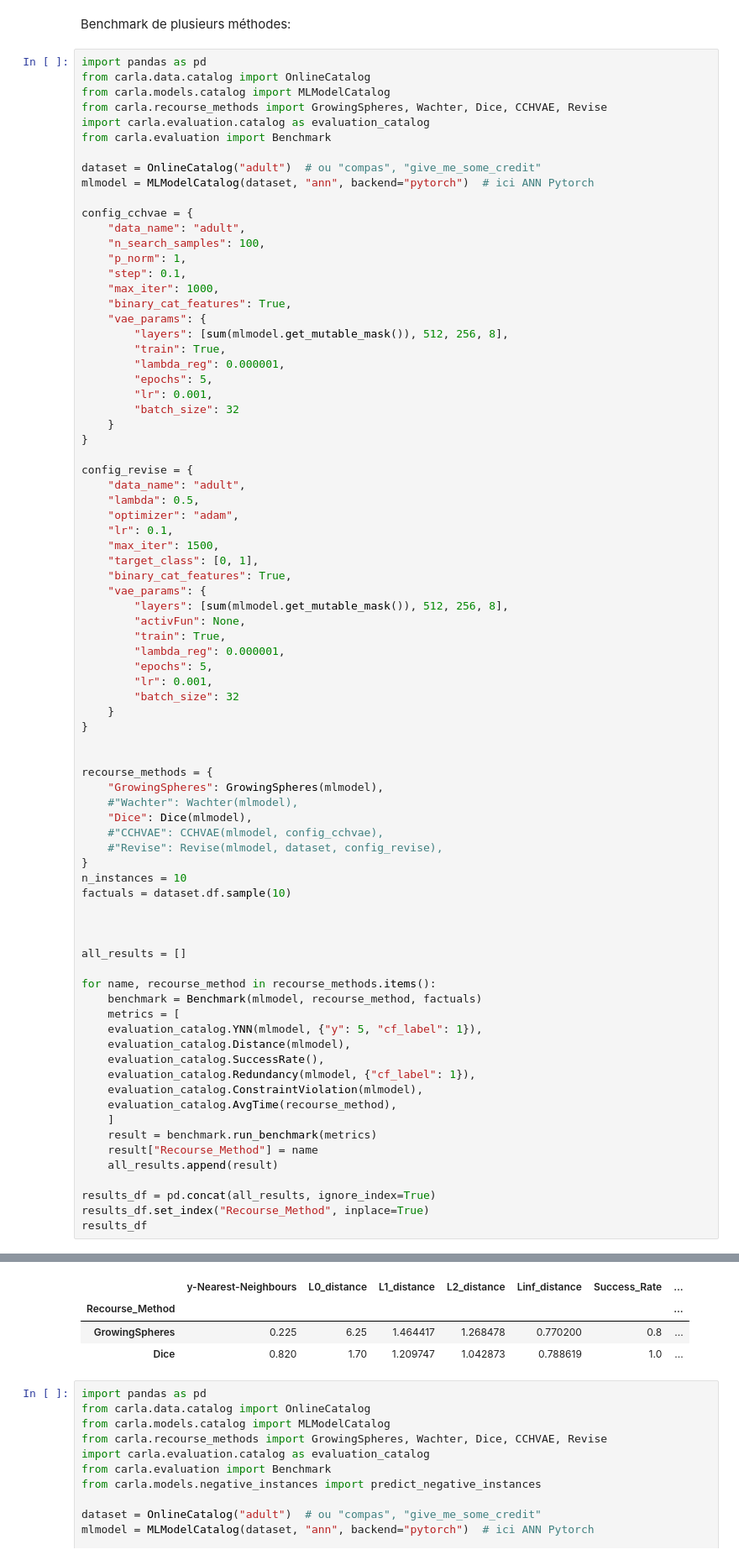
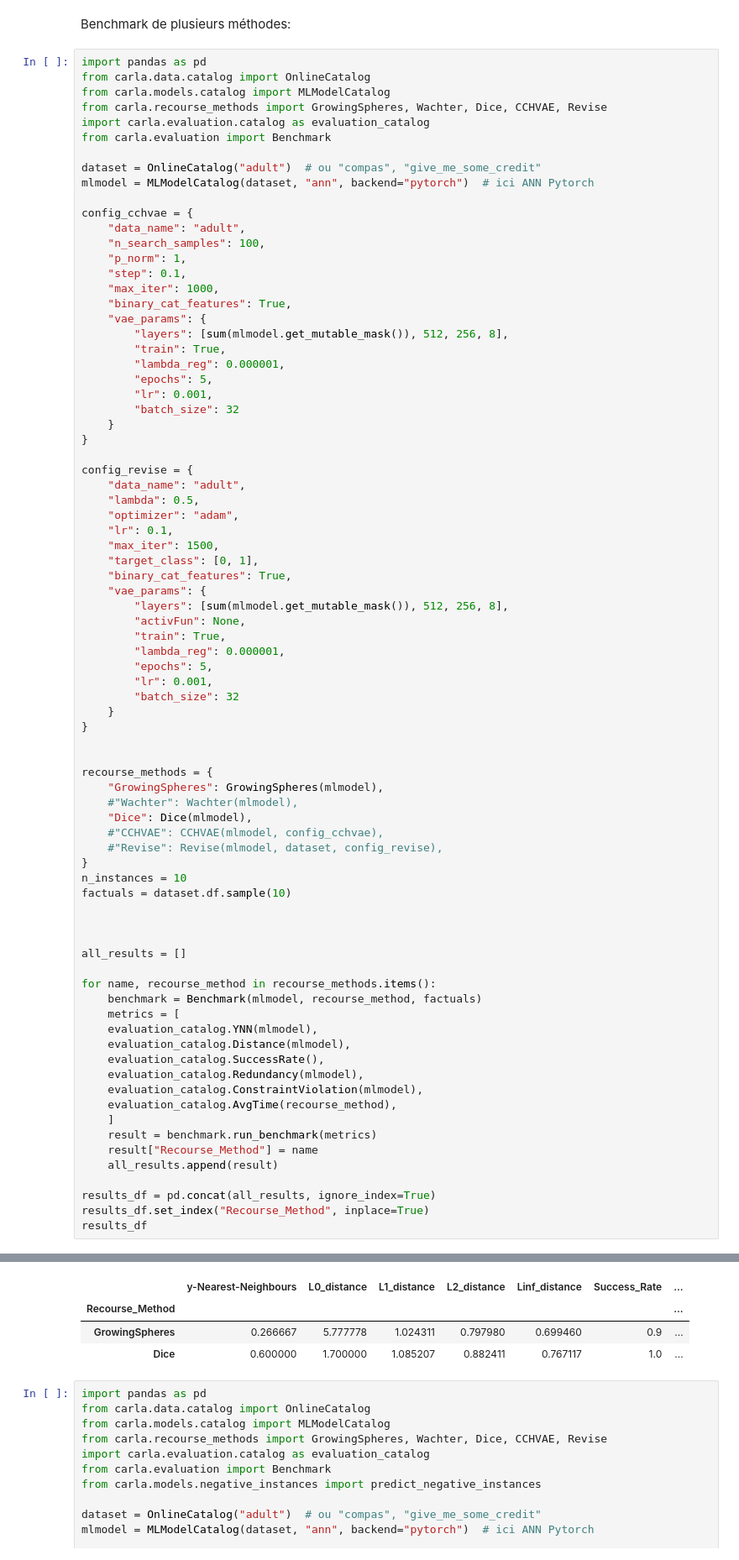
Before and after one commit to Suzie14/CARLA, a Jupyter notebook: simple_use.ipynb, the cells around one changed output, grey strips where cells are left out. Shown at 84% size. Drawn from its saved outputs; the diff is of its cells as text.

Commit message:
[FIX] labels for cfs

```diff
--- a/simple_use.ipynb
+++ b/simple_use.ipynb
@@ -133,10 +133,10 @@ all_results = []
 for name, recourse_method in recourse_methods.items():
     benchmark = Benchmark(mlmodel, recourse_method, factuals)
     metrics = [
-    evaluation_catalog.YNN(mlmodel, {"y": 5, "cf_label": 1}),
+    evaluation_catalog.YNN(mlmodel),
     evaluation_catalog.Distance(mlmodel),
     evaluation_catalog.SuccessRate(),
-    evaluation_catalog.Redundancy(mlmodel, {"cf_label": 1}),
+    evaluation_catalog.Redundancy(mlmodel),
     evaluation_catalog.ConstraintViolation(mlmodel),
     evaluation_catalog.AvgTime(recourse_method),
     ]
@@ -151,7 +154,7 @@ results_df
 |  | y-Nearest-Neighbours | L0_distance | L1_distance | L2_distance | Linf_distance | Success_Rate | ... |
 | Recourse_Method |  |  |  |  |  |  | ... |
-| GrowingSpheres | 0.225 | 6.25 | 1.464417 | 1.268478 | 0.770200 | 0.8 | ... |
-| Dice | 0.820 | 1.70 | 1.209747 | 1.042873 | 0.788619 | 1.0 | ... |
+| GrowingSpheres | 0.266667 | 5.777778 | 1.024311 | 0.797980 | 0.699460 | 0.9 | ... |
+| Dice | 0.600000 | 1.700000 | 1.085207 | 0.882411 | 0.767117 | 1.0 | ... |
 # %%
 import pandas as pd
 from carla.data.catalog import OnlineCatalog
```
Also changed, not shown: parts of 1 cell of this notebook, 2 other files.
